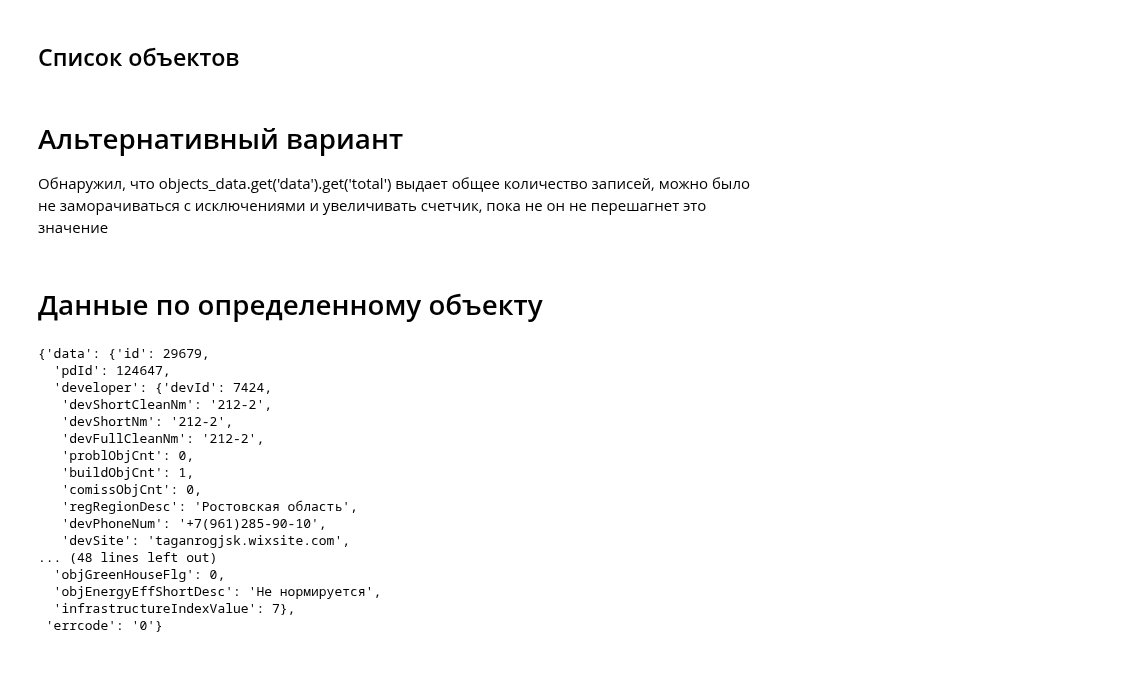
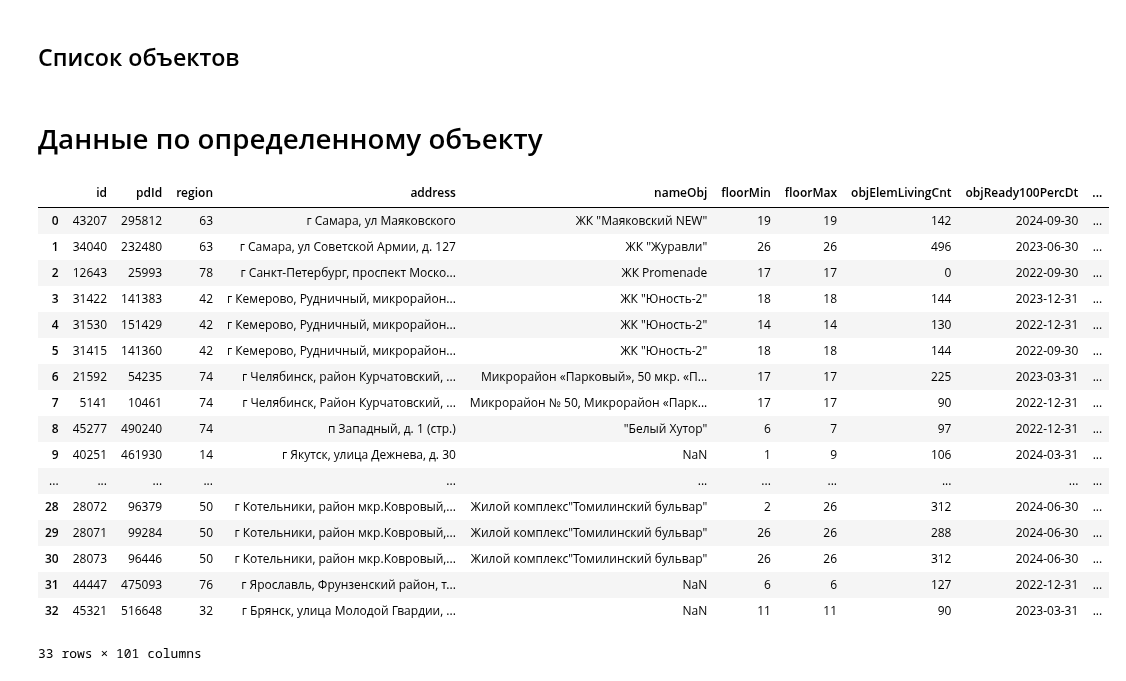
Before and after one commit to Denis-R-V/Homeworks, a Jupyter notebook: Task_1.ipynb, the cells around one changed output. Cells and saved outputs as stored; diff of their text form; code cells hidden in the pictures.

Commit message:
resuly in dataframe

```diff
--- a/Task_1.ipynb
+++ b/Task_1.ipynb
@@ -19,7 +20,7 @@ import pandas as pd
 # %%
 # Для скачивания данных по блоками по 100
 # Задание параметров: начальное смещение равно 1, количество записей в блоке равно 100
-offset_ = 10000
+offset_ = 10550
 limit_ = 100
 # Пустой список ID объектов
 objids = []
@@ -42,10 +43,6 @@ for i in range(1000000):
         objids.extend([x.get('objId') for x in objects_list])
 # увеличиваем смещение на 100
         offset_ += 100
-# %% [markdown]
-# Альтернативный вариант
-
-Обнаружил, что objects_data.get('data').get('total') выдает общее количество записей, можно было не заморачиваться с исключениями и увеличивать счетчик, пока не он не перешагнет это значение
 # %%
 # Определяем количество строящихся объектов на сайте
 url = f'https://xn--80az8a.xn--d1aqf.xn--p1ai/%D1%81%D0%B5%D1%80%D0%B2%D0%B8%D1%81%D1%8B/api/kn/object?offset=0&limit=10&sortField=devId.devShortCleanNm&sortType=asc&objStatus=0'
@@ -53,12 +50,12 @@ res = requests.get(url)
 total = res.json().get('data').get('total')
 
 # Задание параметров: начальное смещение равно 1, количество записей в блоке равно 100
-offset_ = 10000
+offset_ = 10550
 limit_ = 100
 # Пустой список ID объектов
 objids = []
 # Цикл выполняется, пока смещение не превысит общее количество объектов
-while offset_<= total:
+while offset_ <= total:
 # Выполняем запрос к сайту, выдергиваем json
     url = f'https://xn--80az8a.xn--d1aqf.xn--p1ai/%D1%81%D0%B5%D1%80%D0%B2%D0%B8%D1%81%D1%8B/api/kn/object?offset={offset_}&limit={limit_}&sortField=devId.devShortCleanNm&sortType=asc&objStatus=0'
     res = requests.get(url)
@@ -71,25 +68,29 @@ while offset_<= total:
 # Данные по определенному объекту
 # %%
 # Для скачивания данных по определенному объекту, нужно добавить его id в конец строки запроса
-url = f'https://xn--80az8a.xn--d1aqf.xn--p1ai/%D1%81%D0%B5%D1%80%D0%B2%D0%B8%D1%81%D1%8B/api/object/29679'
+res_full = []
+for ID_obj in tqdm(objids):
+    url = f'https://xn--80az8a.xn--d1aqf.xn--p1ai/%D1%81%D0%B5%D1%80%D0%B2%D0%B8%D1%81%D1%8B/api/object/{ID_obj}'
+    res = requests.get(url)
+    res_full.append(res.json().get('data'))
+df = pd.json_normalize(res_full)
+df
+# %% [output]
+|  | id | pdId | region | address | nameObj | floorMin | floorMax | objElemLivingCnt | objReady100PercDt | ... |
+| 0 | 43207 | 295812 | 63 | г Самара, ул Маяковского | ЖК "Маяковский NEW" | 19 | 19 | 142 | 2024-09-30 | ... |
+| 1 | 34040 | 232480 | 63 | г Самара, ул Советской Армии, д. 127 | ЖК "Журавли" | 26 | 26 | 496 | 2023-06-30 | ... |
+| 2 | 12643 | 25993 | 78 | г Санкт-Петербург, проспект Моско... | ЖК Promenade | 17 | 17 | 0 | 2022-09-30 | ... |
+| 3 | 31422 | 141383 | 42 | г Кемерово, Рудничный, микрорайон... | ЖК "Юность-2" | 18 | 18 | 144 | 2023-12-31 | ... |
+| 4 | 31530 | 151429 | 42 | г Кемерово, Рудничный, микрорайон... | ЖК "Юность-2" | 14 | 14 | 130 | 2022-12-31 | ... |
+| 5 | 31415 | 141360 | 42 | г Кемерово, Рудничный, микрорайон... | ЖК "Юность-2" | 18 | 18 | 144 | 2022-09-30 | ... |
+| 6 | 21592 | 54235 | 74 | г Челябинск, район Курчатовский, ... | Микрорайон «Парковый», 50 мкр. «П... | 17 | 17 | 225 | 2023-03-31 | ... |
+| 7 | 5141 | 10461 | 74 | г Челябинск, Район Курчатовский, ... | Микрорайон № 50, Микрорайон «Парк... | 17 | 17 | 90 | 2022-12-31 | ... |
+| 8 | 45277 | 490240 | 74 | п Западный, д. 1 (стр.) | "Белый Хутор" | 6 | 7 | 97 | 2022-12-31 | ... |
+| 9 | 40251 | 461930 | 14 | г Якутск, улица Дежнева, д. 30 | NaN | 1 | 9 | 106 | 2024-03-31 | ... |
+| ... | ... | ... | ... | ... | ... | ... | ... | ... | ... | ... |
+| 28 | 28072 | 96379 | 50 | г Котельники, район мкр.Ковровый,... | Жилой комплекс"Томилинский бульвар" | 2 | 26 | 312 | 2024-06-30 | ... |
+| 29 | 28071 | 99284 | 50 | г Котельники, район мкр.Ковровый,... | Жилой комплекс"Томилинский бульвар" | 26 | 26 | 288 | 2024-06-30 | ... |
+| 30 | 28073 | 96446 | 50 | г Котельники, район мкр.Ковровый,... | Жилой комплекс"Томилинский бульвар" | 26 | 26 | 312 | 2024-06-30 | ... |
+| 31 | 44447 | 475093 | 76 | г Ярославль, Фрунзенский район, т... | NaN | 6 | 6 | 127 | 2022-12-31 | ... |
+| 32 | 45321 | 516648 | 32 | г Брянск, улица Молодой Гвардии, ... | NaN | 11 | 11 | 90 | 2023-03-31 | ... |
+33 rows × 101 columns
-# %%
-res = requests.get(url)
-res.json()
-# %% [output]
-{'data': {'id': 29679,
-  'pdId': 124647,
-  'developer': {'devId': 7424,
-   'devShortCleanNm': '212-2',
-   'devShortNm': '212-2',
-   'devFullCleanNm': '212-2',
-   'problObjCnt': 0,
-   'buildObjCnt': 1,
-   'comissObjCnt': 0,
-   'regRegionDesc': 'Ростовская область',
-   'devPhoneNum': '+7(961)285-90-10',
-   'devSite': 'taganrogjsk.wixsite.com',
-... (48 lines left out)
-  'objGreenHouseFlg': 0,
-  'objEnergyEffShortDesc': 'Не нормируется',
-  'infrastructureIndexValue': 7},
- 'errcode': '0'}
```
Also changed, not shown: parts of 2 cells of this notebook.
